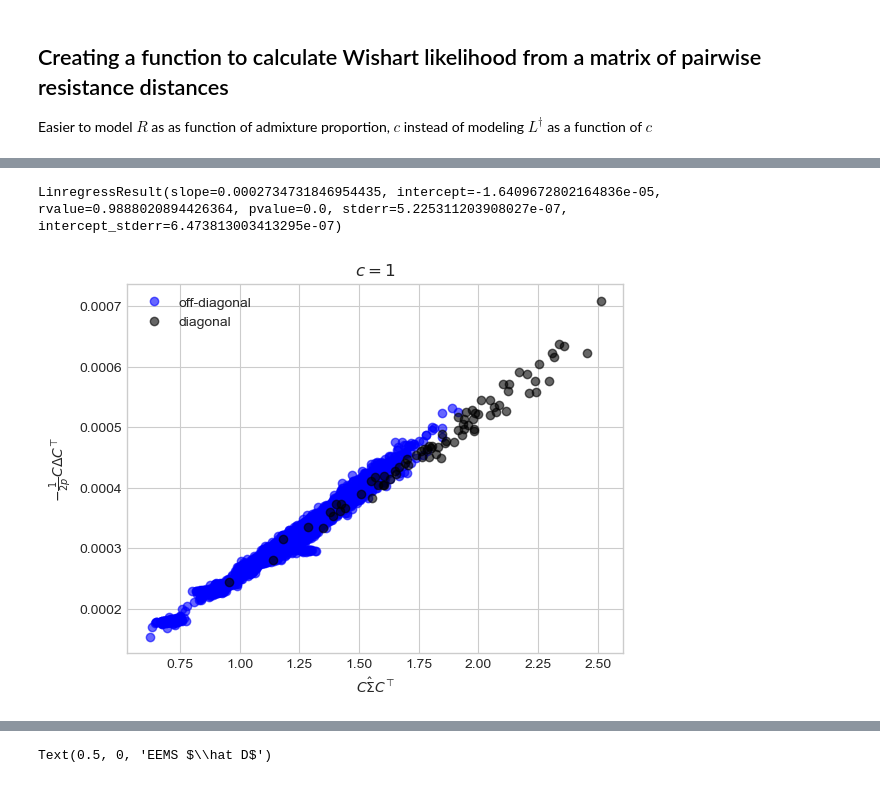
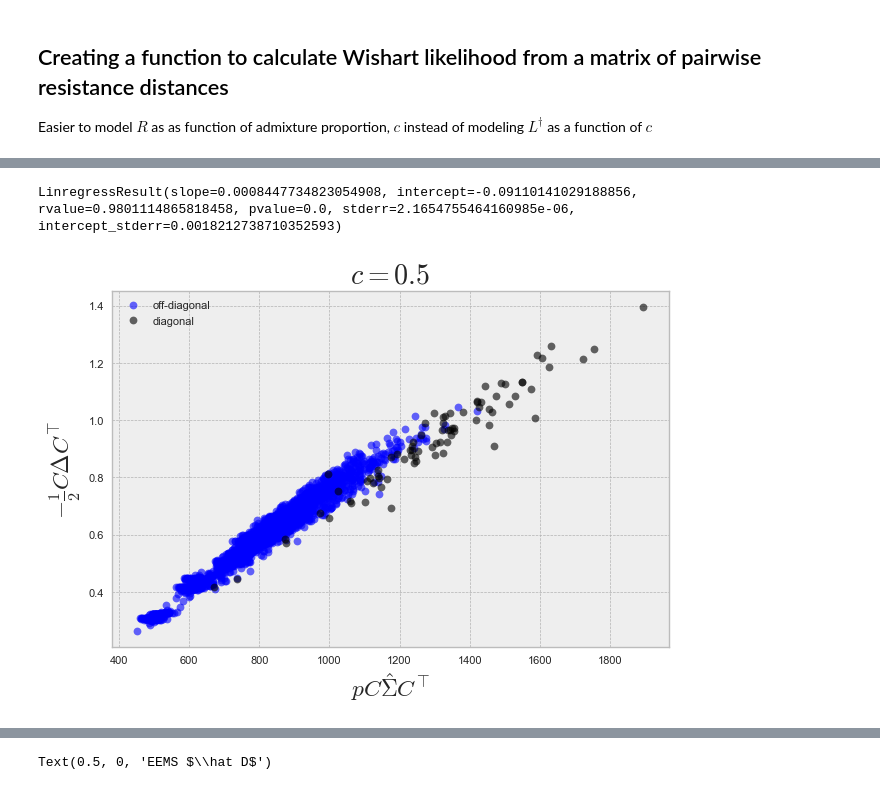
Before and after one commit to NovembreLab/feems, a Jupyter notebook: docs/notebooks/est-long-range.ipynb, the cells around one changed output, grey strips where cells are left out. Cells and saved outputs as stored; diff of their text form; code cells hidden in the pictures.

```diff
--- a/docs/notebooks/est-long-range.ipynb
+++ b/docs/notebooks/est-long-range.ipynb
@@ -21,6 +21,7 @@ import pandas as pd
 import multiprocessing as mp
 from scipy.stats.distributions import chi2
 import scipy as sp
+from joblib import Parallel, delayed
 
 # viz
 import matplotlib.pyplot as plt
@@ -47,8 +48,12 @@ import allel
 # change matplotlib fonts
 plt.rcParams["font.family"] = "Arial"
 plt.rcParams["font.sans-serif"] = "Arial"
+# plt.rcParams.update({
+#     "text.usetex": False,
+#     "font.family": "Helvetica"
+# })
 plt.rcParams['axes.axisbelow'] = True
-plt.style.use('seaborn-whitegrid')
+plt.style.use('bmh')
 # %% [output]
 The autoreload extension is already loaded. To reload it, use:
   %reload_ext autoreload
@@ -105,38 +266,40 @@ Dstar = squareform(pdist(sp_graph.frequencies,"sqeuclidean"))/1500
 # resmat = resmat - np.diag(resmat)
 # for i in range(obj.Linv.shape[0]):
 #     for j in range(i,obj.Linv.shape[0]):
 #         resmat[i,j] = -2*obj.Linv[i,j] + Linv[i,i] + Linv[j,j] #+ sp_graph.q[i] + sp_graph.q[j]
 #         resmat[j,i] = resmat[i,j]
 #         if i==j:
 #             resmat[i,i] -= 2/sp_graph.q[i]
 Rmat = -2*obj.Linv + np.reshape(np.diag(obj.Linv),(1,-1)).T @ np.ones((sp_graph.n_observed_nodes,1)).T + np.ones((sp_graph.n_observed_nodes,1)) @ np.reshape(np.diag(obj.Linv),(1,-1))
-resmat = Rmat + np.reshape(1/sp_graph.q,(1,-1)).T @ np.ones((sp_graph.n_observed_nodes,1)).T +  np.ones((sp_graph.n_observed_nodes,1)) @ np.reshape(1/sp_graph.q,(1,-1)) - 2*np.diag(1/sp_graph.q)
-c = 1
+# Qmat = np.reshape(1/sp_graph.q,(1,-1)).T @ np.ones((sp_graph.n_observed_nodes,1)).T + np.ones((sp_graph.n_observed_nodes,1)) @ np.reshape(1/sp_graph.q,(1,-1))
+Q1mat = np.ones((sp_graph.n_observed_nodes,1)) @ np.reshape(1/sp_graph.q,(1,-1))
+resmat = Rmat + (Q1mat + Q1mat.T) - 2*np.diag(1/sp_graph.q)
+c = 0.5
 resmat[lrn[0][0],lrn[0][1]] = (0.5*c**2-1.5*c+1)*Rmat[lrn[0][0],lrn[0][1]] + (1+c)/sp_graph.q[lrn[0][0]] + (1-c)/sp_graph.q[lrn[0][1]]
 resmat[lrn[0][1],lrn[0][0]] = resmat[lrn[0][0],lrn[0][1]]
 for i in set(range(sp_graph.n_observed_nodes))-set([lrn[0][0],lrn[0][1]]):
     resmat[i,lrn[0][1]] = (1-c)*(Rmat[i,lrn[0][1]]) + c*Rmat[i,lrn[0][0]] + 0.5*(c**2-c)*Rmat[lrn[0][0],lrn[0][1]] + 1/sp_graph.q[i] + (1-c)/sp_graph.q[lrn[0][1]] + c/sp_graph.q[lrn[0][0]]
     resmat[lrn[0][1],i] = resmat[i,lrn[0][1]]
 # plt.imshow(-C@Dstar@C.T); plt.colorbar(); plt.title(r'$-CDC^\top$'); plt.show()
 # plt.imshow(-0.5*resmat,); plt.colorbar(); plt.title(r'$\Delta $')
 # np.diag(C@resmat@C.T), sp_graph.q
 
-print(sp.stats.linregress(np.ravel(2*C@sp_graph.S@C.T),np.ravel(-0.5/2000*C@resmat@C.T)))
-plt.plot((2*C@sp_graph.S@C.T)[np.tril_indices(sp_graph.n_observed_nodes-1,-1)],(-0.5/2000*C@resmat@C.T)[np.tril_indices(sp_graph.n_observed_nodes-1,-1)],'bo',label='off-diagonal',alpha=0.6); plt.xlabel(r'$C\hat \Sigma C^\top$'); plt.ylabel(r'$-\frac{1}{2p}C\Delta C^\top$'); #plt.axline((0.05,0.05),slope=1,color='grey')
-plt.plot(np.diag(2*C@sp_graph.S@C.T),np.diag(-0.5/2000*C@resmat@C.T),'ko',label='diagonal',alpha=0.6); plt.title(r'$c={}$'.format(c,0.975)); plt.legend();
+print(sp.stats.linregress(np.ravel(sp_graph.n_snps*C@sp_graph.S@C.T),np.ravel(-0.5*C@resmat@C.T)))
+plt.plot((sp_graph.n_snps*C@sp_graph.S@C.T)[np.tril_indices(sp_graph.n_observed_nodes-1,-1)],(-0.5*C@resmat@C.T)[np.tril_indices(sp_graph.n_observed_nodes-1,-1)],'bo',label='off-diagonal',alpha=0.6); plt.xlabel(r'$pC\hat \Sigma C^\top$'); plt.ylabel(r'$-\frac{1}{2}C\Delta C^\top$');
+plt.plot(np.diag(sp_graph.n_snps*C@sp_graph.S@C.T),np.diag(-0.5*C@resmat@C.T),'ko',label='diagonal',alpha=0.6); plt.title(r'$c={}$'.format(c,0.975)); plt.legend();
 # plt.imshow(2*C@sp_graph.S@C.T,cmap='Greys',); plt.colorbar(); plt.title('observed covariance matrix'); plt.show()
 # plt.imshow(-C@resmat@C.T,cmap='Greys'); plt.title(r'$c=1.$'); plt.colorbar()
-# plt.plot((2*C@sp_graph.S@C.T)[:,55],(-C@resmat@C.T)[:,55],'g+',label='id'); plt.plot((2*C@sp_graph.S@C.T)[55,55],(-C@resmat@C.T)[55,55],'rx',label='dd');
+plt.plot((sp_graph.n_snps*C@sp_graph.S@C.T)[:,lrn[0][1]-1],(-0.5*C@resmat@C.T)[:,lrn[0][1]-1],'g+',label='id'); plt.plot((sp_graph.n_snps*C@sp_graph.S@C.T)[lrn[0][1]-1,lrn[0][1]-1],(-0.5*C@resmat@C.T)[lrn[0][1]-1,lrn[0][1]-1],'rx',label='dd');
 
 # print(sp.stats.linregress(np.ravel(C@Dstar@C.T),np.ravel(C@resmat@C.T)))
 # plt.plot((-C@Dstar@C.T)[np.tril_indices(sp_graph.n_observed_nodes-1,-1)],(-C@resmat@C.T)[np.tril_indices(sp_graph.n_observed_nodes-1,-1)],'bo',label='off-diagonal'); plt.xlabel(r'$-C D C^\top$'); plt.ylabel(r'$-C\Delta C^\top$'); plt.axline((0,0),slope=1,color='grey');
 # plt.plot(np.diag(-C@Dstar@C.T),np.diag(-C@resmat@C.T),'ko',label='diagonal'); plt.legend(); plt.show()
 
 # np.diag(-C@Dstar@C.T), np.diag(-C@(resmat-np.diag(sp_graph.q))@C.T)
 # plt.plot((-C@Dstar@C.T)[np.tril_indices(15,-1)],(-0.1*C@(resmat-np.diag(sp_graph.q))@C.T)[np.tril_indices(15,-1)],'bo',label='off-diagonal'); plt.xlabel(r'$-CDC^\top$'); plt.ylabel(r'$-\frac{\sigma^2}{\nu}C\Delta C^\top$'); plt.legend(); plt.axline((0,0),slope=1,color='grey')
 # np.diag(sp_graph.S), sp_graph.q
 # print(sp.stats.linregress(np.ravel(-0.5*C@Dstar@C.T),np.ravel(C@np.linalg.inv(obj.inv_cov)@C.T)))
 # plt.plot((C@sp_graph.S@C.T)[np.tril_indices(79,-1)],(C@np.linalg.inv(obj.inv_cov)@C.T)[np.tril_indices(79,-1)],'bo',label='off-diagonal'); plt.plot(np.diag(C@sp_graph.S@C.T),np.diag(C@np.linalg.inv(obj.inv_cov)@C.T),'ko',label='diagonal'); plt.xlabel(r'$C\hat \Sigma C^\top$'); plt.ylabel(r'$C X_{cov} C^\top$'); plt.legend(); plt.axline((0,0),slope=1,color='grey'); plt.show()
 # %% [output]
-LinregressResult(slope=0.0002734731846954435, intercept=-1.6409672802164836e-05, rvalue=0.9888020894426364, pvalue=0.0, stderr=5.225311203908027e-07, intercept_stderr=6.473813003413295e-07)
+LinregressResult(slope=0.0008447734823054908, intercept=-0.09110141029188856, rvalue=0.9801114865818458, pvalue=0.0, stderr=2.1654755464160985e-06, intercept_stderr=0.0018212738710352593)
-[figure, old version]
+[figure, new version]
```
Also changed, not shown: parts of 44 cells of this notebook, 4 other files.
